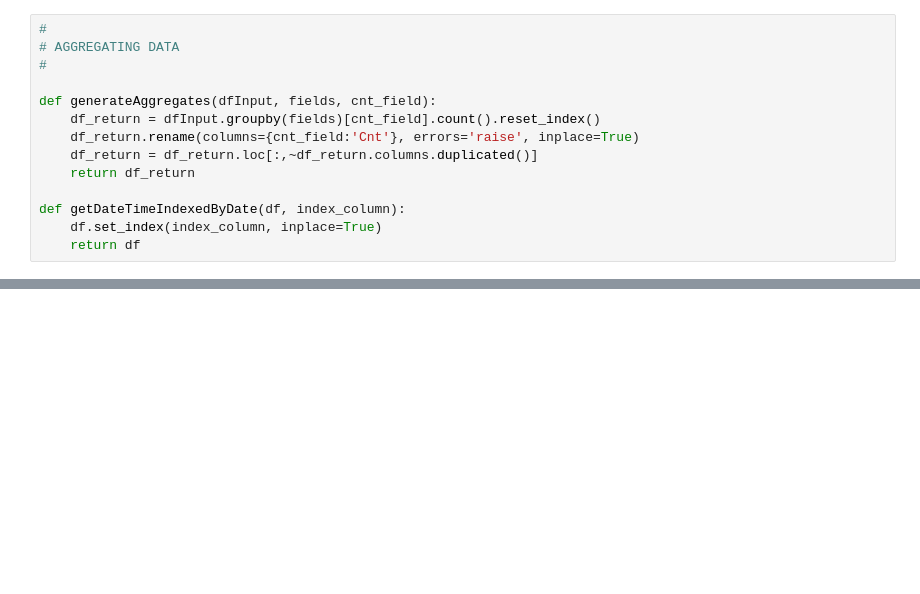
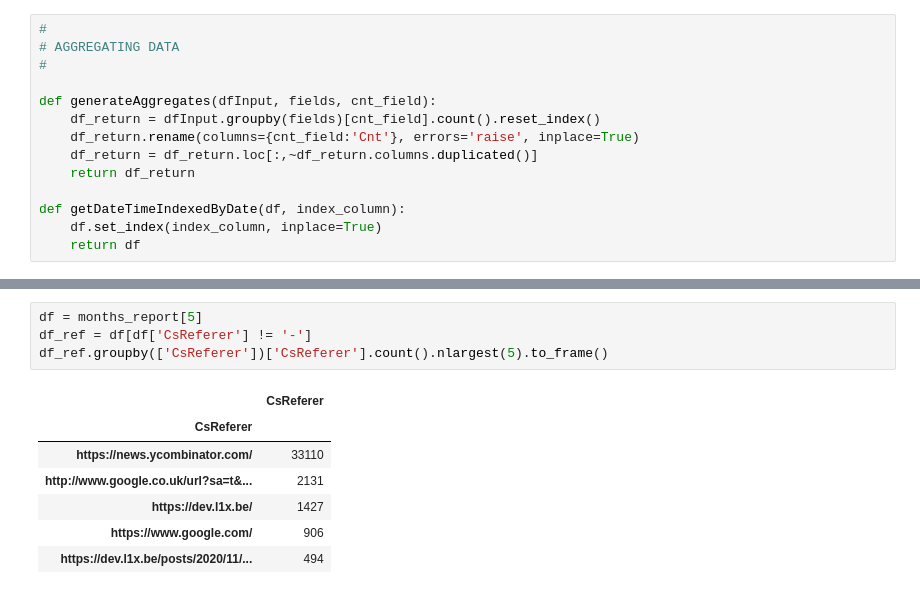
Before and after one commit to l1x/s3logs, a Jupyter notebook: notebook/WebAnalytics.ipynb, the cells around one changed output, grey strips where cells are left out. Cells and saved outputs as stored; diff of their text form; blank space fills up the shorter version.

```diff
--- a/notebook/WebAnalytics.ipynb
+++ b/notebook/WebAnalytics.ipynb
@@ -312,0 +272,12 @@ fig.show()
+# %%
+df = months_report[5]
+df_ref = df[df['CsReferer'] != '-']
+df_ref.groupby(['CsReferer'])['CsReferer'].count().nlargest(5).to_frame()
+# %% [output]
+|  | CsReferer |
+| CsReferer |  |
+| https://news.ycombinator.com/ | 33110 |
+| http://www.google.co.uk/url?sa=t&... | 2131 |
+| https://dev.l1x.be/ | 1427 |
+| https://www.google.com/ | 906 |
+| https://dev.l1x.be/posts/2020/11/... | 494 |
```
Also changed, not shown: parts of 59 cells of this notebook, 3 other files.
